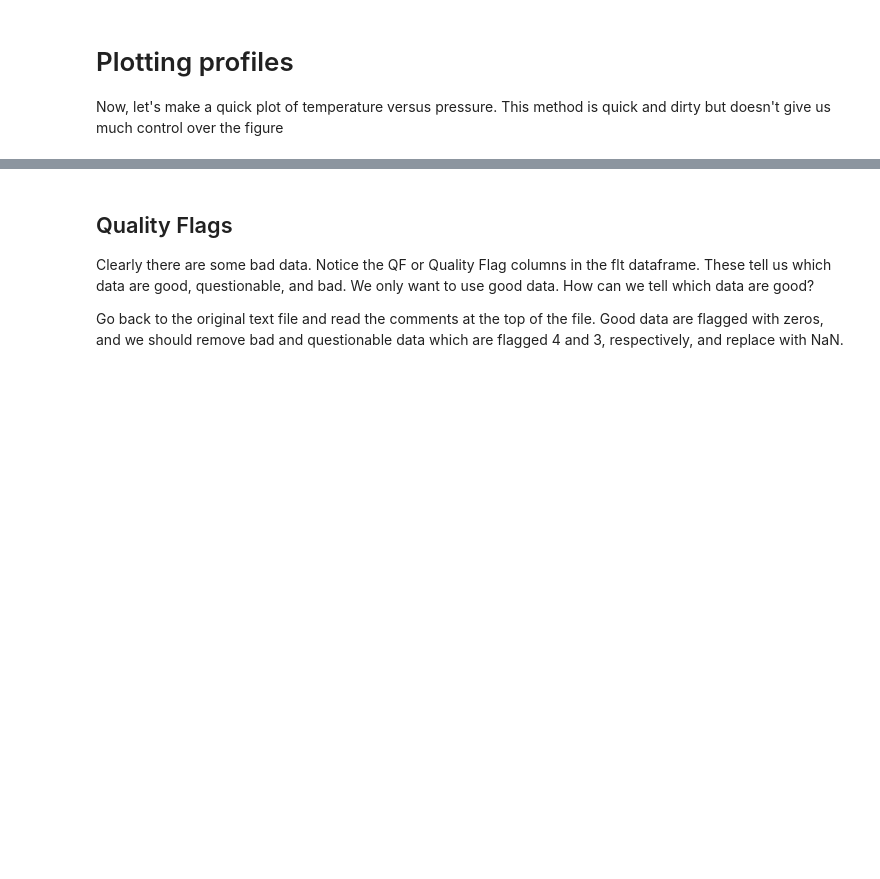
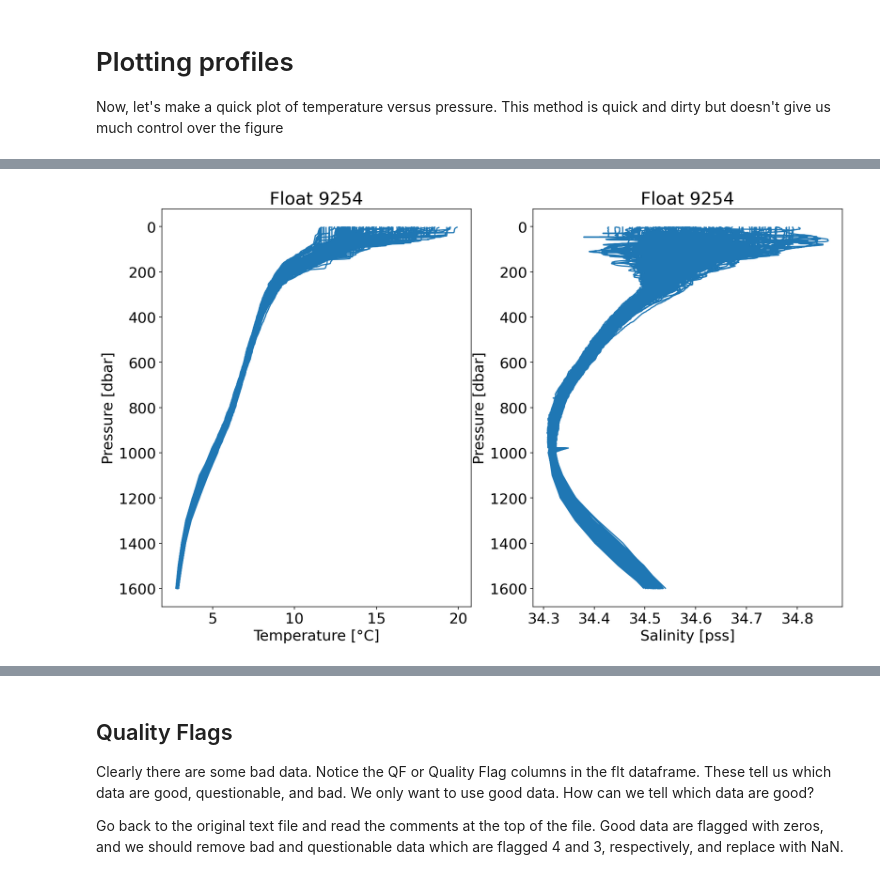
Before and after one commit to ognancy4life/OBD_Lab, a Jupyter notebook: OBD_SOCCOM_L3.ipynb, the cells around one changed output, grey strips where cells are left out. Cells and saved outputs as stored; diff of their text form; code cells hidden in the pictures; blank space fills up the shorter version.

Commit message:
Making figures larger

```diff
--- a/OBD_SOCCOM_L3.ipynb
+++ b/OBD_SOCCOM_L3.ipynb
@@ -17,7 +17,13 @@ import seaborn as sns # this will change the look of pandas plots, too
 import cartopy.crs as ccrs
 import cartopy.feature
 import seawater
+import xarray as xr
 %matplotlib inline
+%config InlineBackend.figure_format = 'retina'
+plt.rcParams['figure.figsize'] = (15,9)
+plt.rcParams['font.size'] = 18
+#plt.rcParams['lines.linewidth'] = 3
 # this forces matplotlib to print figures out here when you make plots
+from IPython.display import Image
 
 # Press Shift + Enter to "run" this cell and move on to the next one
@@ -200,26 +325,28 @@ axes1.set_ylabel('Pressure [dbar]')
 # %%
 # Can also use subplots function
-fig,axes = plt.subplots(nrows = 1, ncols = 2,figsize=(6,6))
+fig,axes = plt.subplots(nrows = 1, ncols = 2)
 # if you have many subplots and some overlap, use tight_layout, or you can leave it
 # at the end of all of your plot statements
 # Or you can add bbox_inches='tight' to your print statements
 
 axes[0].plot(flt['Temperature[°C]'],flt['Pressure[dbar]'])
 #axes[0].set_title('Temperature')
 axes[0].invert_yaxis()
 axes[0].set_ylabel('Pressure [dbar]')
 axes[0].set_xlabel('Temperature [°C]')
 
 axes[1].plot(flt['Salinity[pss]'],flt['Pressure[dbar]'])
 #axes[1].set_title('Salinity')
 axes[1].invert_yaxis()
 axes[1].set_ylabel('Pressure [dbar]')
 axes[1].set_xlabel('Salinity [pss]')
 axes[0].set_title('Float '+floatnum)
 axes[1].set_title('Float '+floatnum)
 # This is the first figure we're saving. We have given it a name, a type, and a dpi or
 # dots per inch which is resolution
 fig.savefig('F'+floatnum+'TS.png', dpi = 200, bbox_inches='tight')
+# %% [output]
+[figure, added]
 # %%
 # Now let's plot multiple things on one axis
 # Pick your variables:
```
Also changed, not shown: parts of 36 cells of this notebook.
